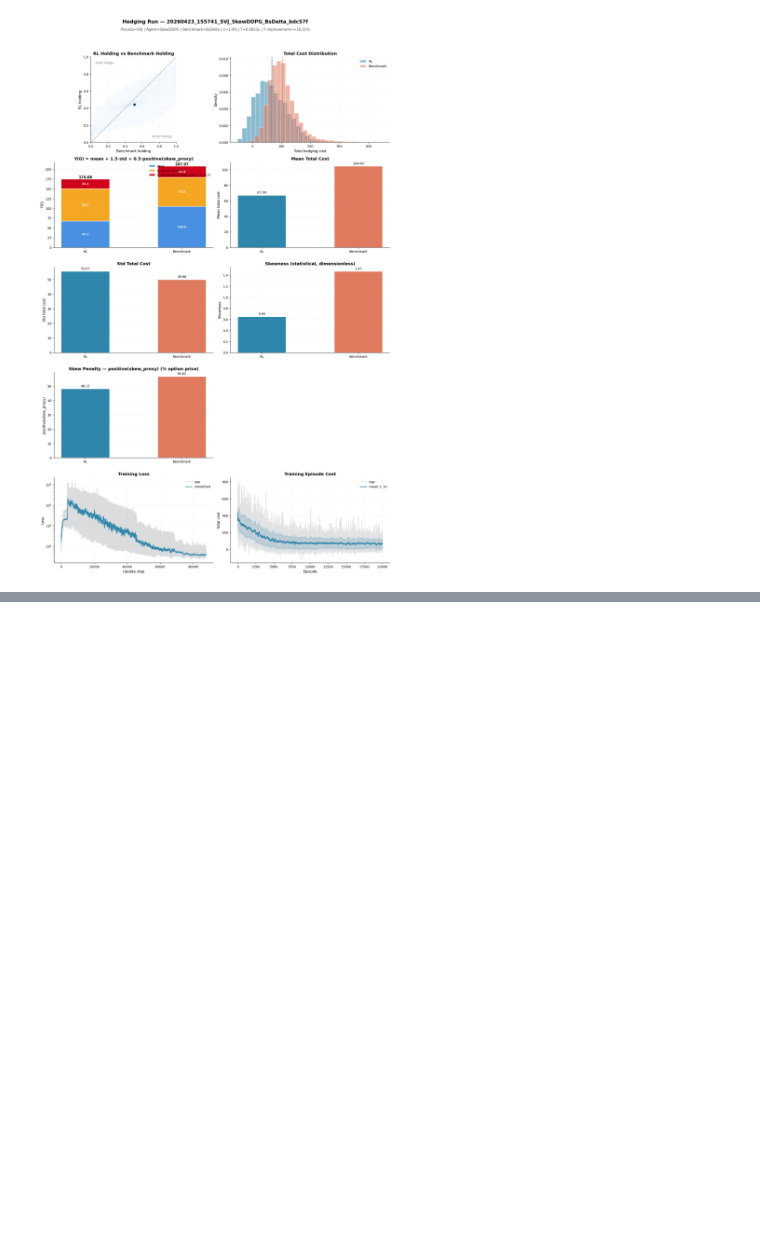
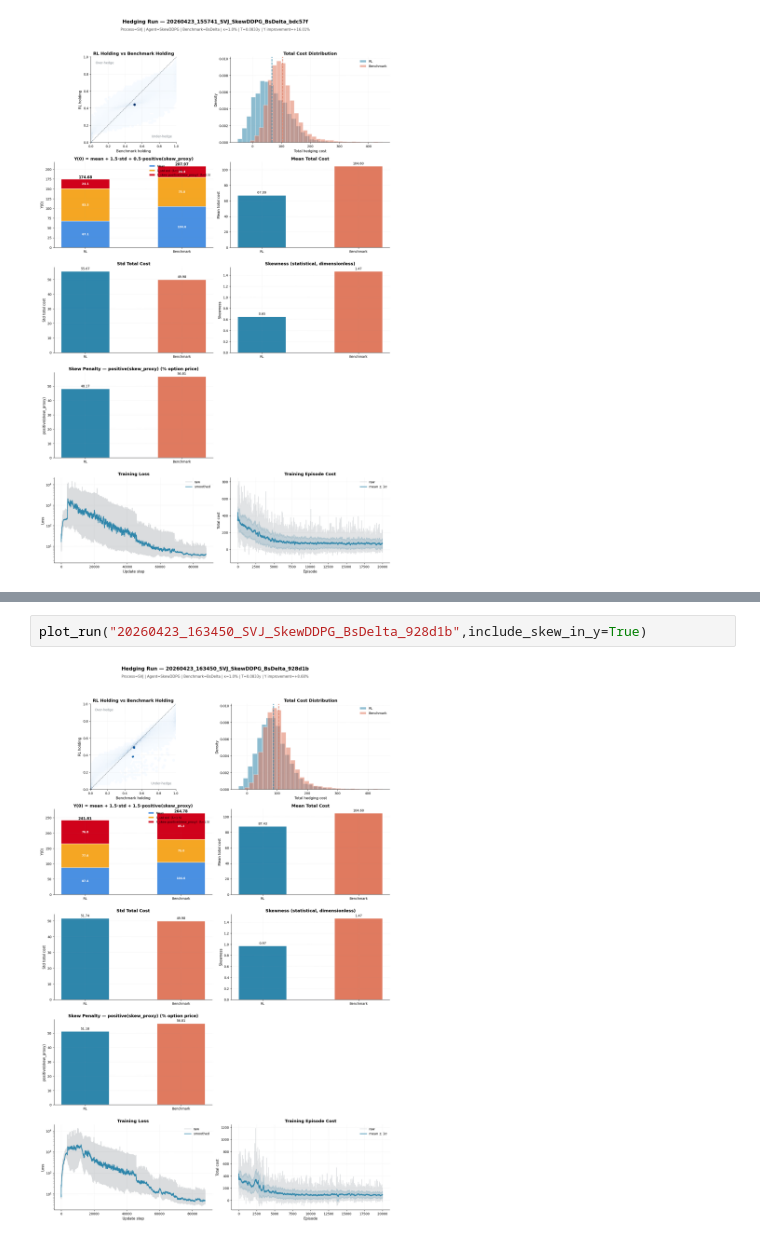
Before and after one commit to thibault-charbonnier/deep-hedging, a Jupyter notebook: notebooks/plot.ipynb, the cells around one changed output, grey strips where cells are left out. Saved outputs shown, nothing was run; the diff lists cells and outputs as text; blank space fills up the shorter version.

```diff
--- a/notebooks/plot.ipynb
+++ b/notebooks/plot.ipynb
@@ -10,0 +15,4 @@ plot_run("20260423_155741_SVJ_SkewDDPG_BsDelta_bdc57f",include_skew_in_y=True)
+# %%
+plot_run("20260423_163450_SVJ_SkewDDPG_BsDelta_928d1b",include_skew_in_y=True)
+# %% [output]
+[figure, added]
```
Also changed, not shown: parts of 2 cells of this notebook, 3 other files.
